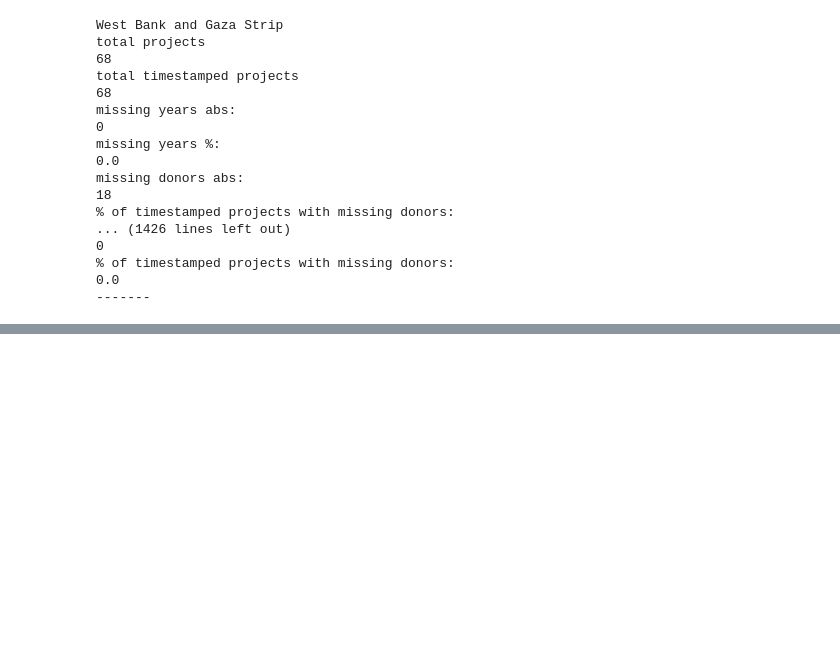
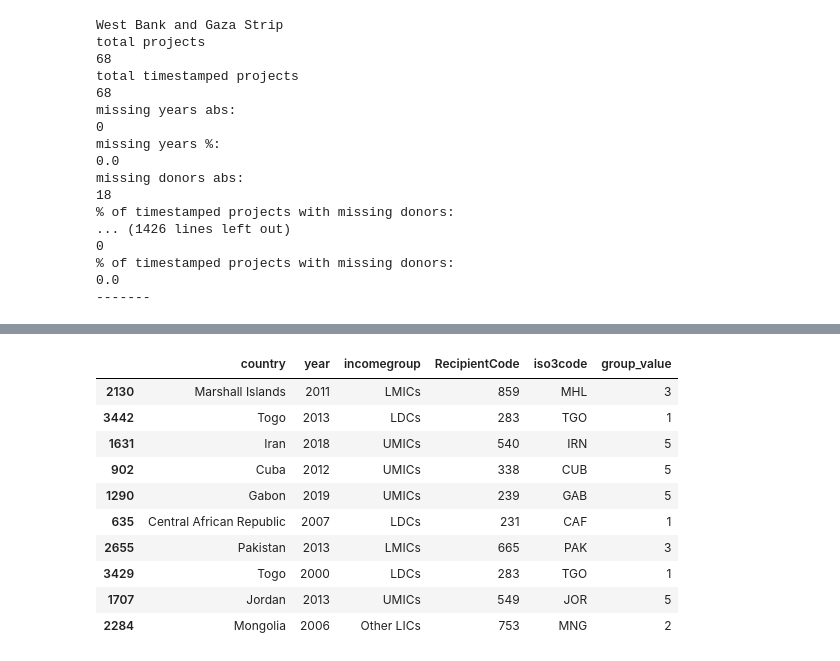
Before and after one commit to die-tageszeitung/water-data, a Jupyter notebook: ipynb_notebooks/99.Microdata_DataFiddling.ipynb, the cells around one changed output, grey strips where cells are left out. Saved outputs shown, nothing was run; the diff lists cells and outputs as text; code cells hidden in the pictures; blank space fills up the shorter version.

Commit message:
remove old data, add data for income tracker

```diff
--- a/ipynb_notebooks/99.Microdata_DataFiddling.ipynb
+++ b/ipynb_notebooks/99.Microdata_DataFiddling.ipynb
@@ -282,0 +287,4 @@ missing donors abs:
+# %%
+incomeHistory = pd.read_csv('data/IncomeTracker/oecd-incomegroup-history.csv', sep=';')
+# %%
+incomeHistory['group_value'] = np.nan
@@ -282,0 +309,21 @@ missing donors abs:
+# %%
+labeledHistory = incomeHistory
+# %%
+mask = labeledHistory.incomegroup == 'High Income Countries'
+column_name = 'incomegroup'
+labeledHistory.loc[mask, column_name] = 'HICs'
+labeledHistory.loc[mask, 'group_value'] = 6
+# %%
+labeledHistory.sample(10)
+# %% [output]
+|  | country | year | incomegroup | RecipientCode | iso3code | group_value |
+| 2130 | Marshall Islands | 2011 | LMICs | 859 | MHL | 3 |
+| 3442 | Togo | 2013 | LDCs | 283 | TGO | 1 |
+| 1631 | Iran | 2018 | UMICs | 540 | IRN | 5 |
+| 902 | Cuba | 2012 | UMICs | 338 | CUB | 5 |
+| 1290 | Gabon | 2019 | UMICs | 239 | GAB | 5 |
+| 635 | Central African Republic | 2007 | LDCs | 231 | CAF | 1 |
+| 2655 | Pakistan | 2013 | LMICs | 665 | PAK | 3 |
+| 3429 | Togo | 2000 | LDCs | 283 | TGO | 1 |
+| 1707 | Jordan | 2013 | UMICs | 549 | JOR | 5 |
+| 2284 | Mongolia | 2006 | Other LICs | 753 | MNG | 2 |
```
Also changed, not shown: parts of 6 cells of this notebook, 9 other files.
